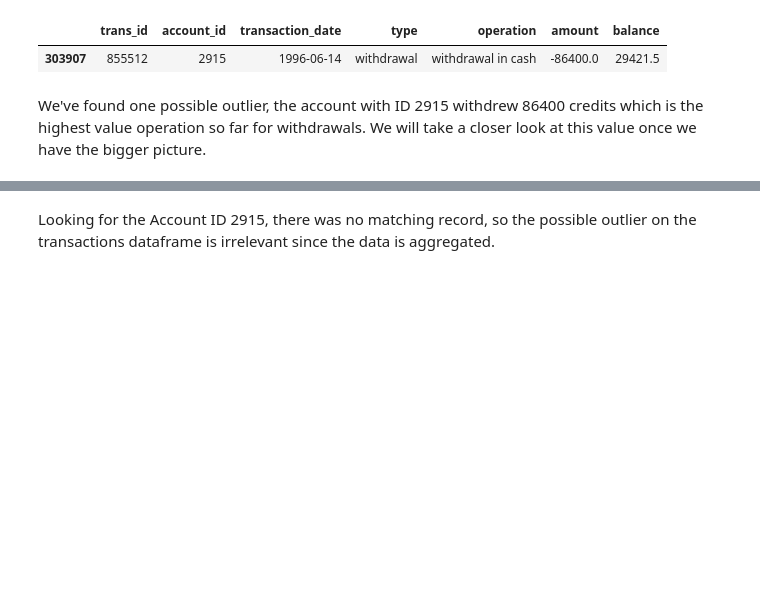
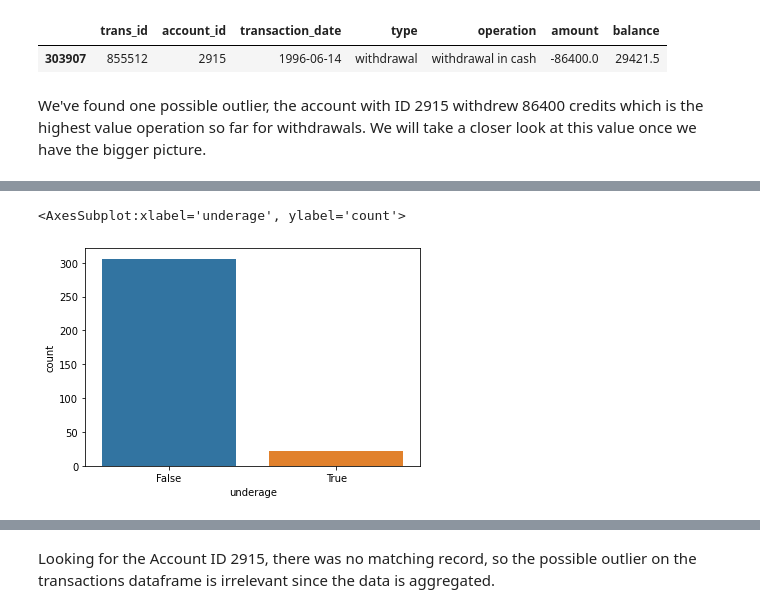
Before and after one commit to goncaloacteixeira/feup-ac, a Jupyter notebook: data-prep.ipynb, the cells around one changed output, grey strips where cells are left out. Saved outputs shown, nothing was run; the diff lists cells and outputs as text; code cells hidden in the pictures; blank space fills up the shorter version.

```diff
--- a/data-prep.ipynb
+++ b/data-prep.ipynb
@@ -332,0 +379,11 @@ def aggregate_demographic_data(df, prefix):
+# %%
+def process_underage_loan(df):
+    df["underage"] = df.apply(lambda x: x["age_at_loan"] < 18, axis=1)
+    return df
+
+train_df = process_underage_loan(train_df)
+
+sns.countplot(x="underage",data=train_df)
+# %% [output]
+<AxesSubplot:xlabel='underage', ylabel='count'>
+[figure, added]
```
Also changed, not shown: parts of 11 cells of this notebook, 2 other files.
